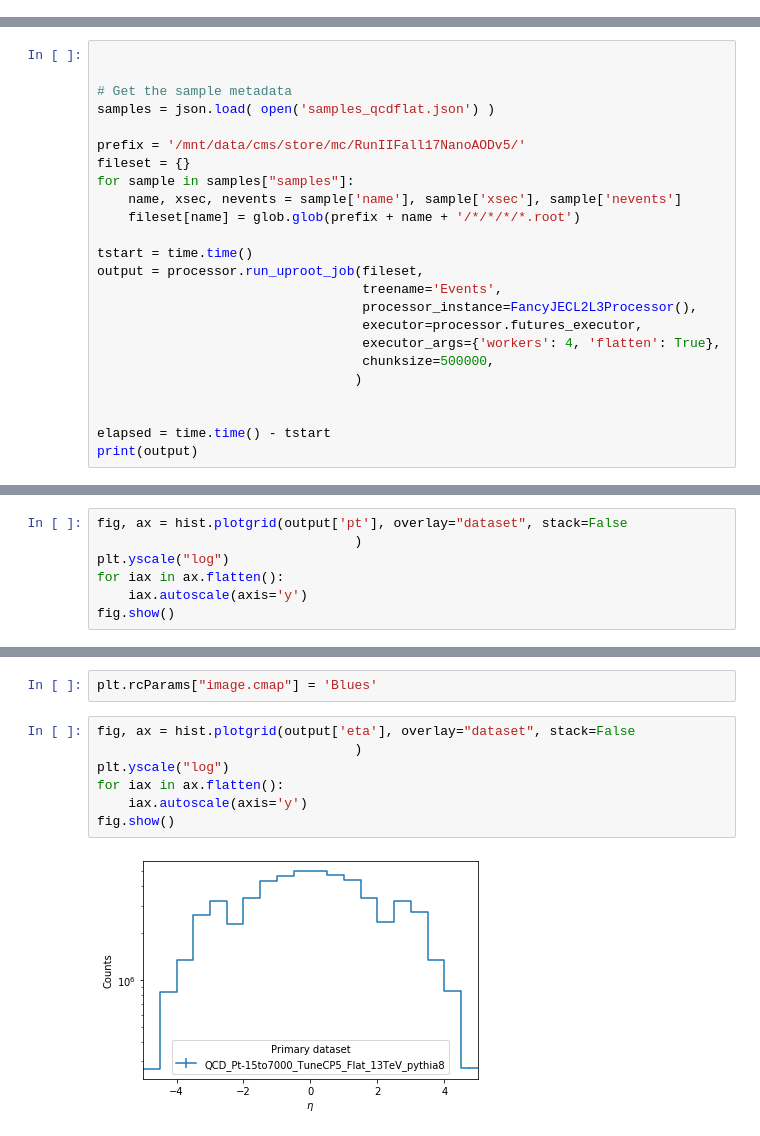
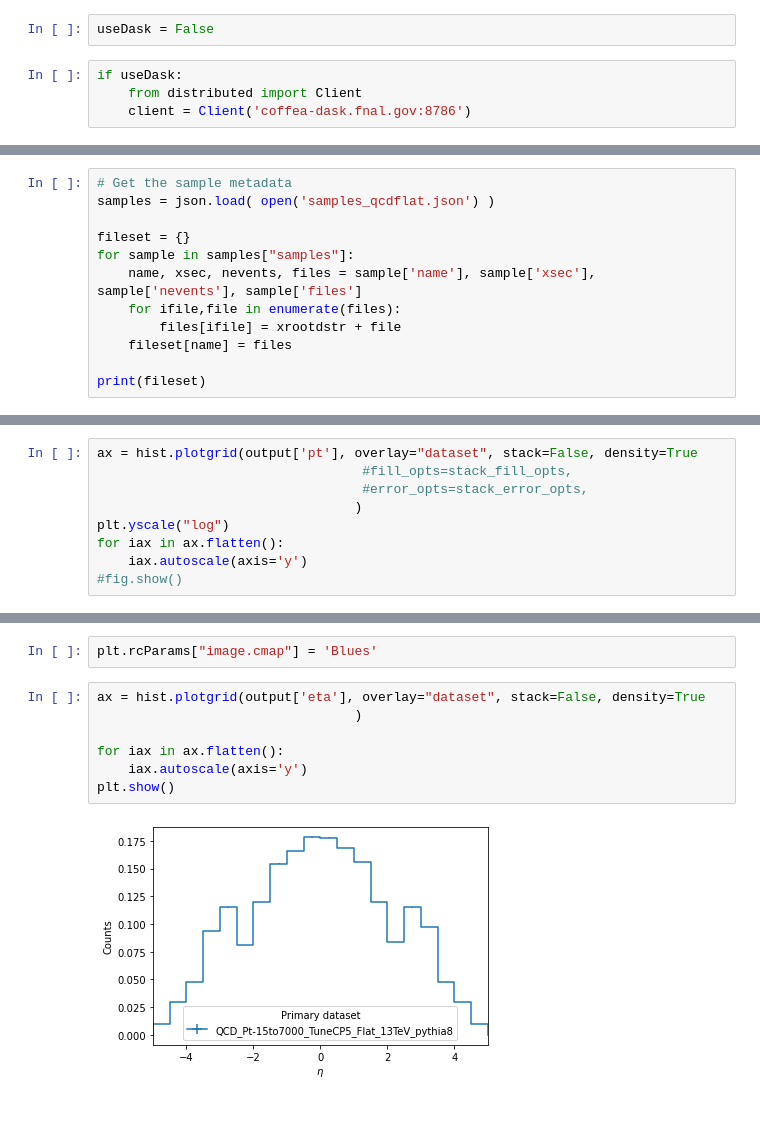
Before and after one commit to nsmith-/CoffeaJERC, a Jupyter notebook: genL2L3.ipynb, the cells around one changed output, grey strips where cells are left out. Saved outputs shown, nothing was run; the diff lists cells and outputs as text.

```diff
--- a/genL2L3.ipynb
+++ b/genL2L3.ipynb
@@ -14,3 +22,9 @@ import json
+# %%
+useDask = False
+# %%
+if useDask:
+    from distributed import Client
+    client = Client('coffea-dask.fnal.gov:8786')
 # %%
 # Look at ProcessorABC to see the expected methods and what they are supposed to do
 class FancyJECL2L3Processor(processor.ProcessorABC):
@@ -114,27 +116,15 @@ class FancyJECL2L3Processor(processor.ProcessorABC):
     def postprocess(self, accumulator):
         return accumulator
 # %%
-
-
 # Get the sample metadata
 samples = json.load( open('samples_qcdflat.json') )
 
-prefix = '/mnt/data/cms/store/mc/RunIIFall17NanoAODv5/'
 fileset = {}
 for sample in samples["samples"]:
-    name, xsec, nevents = sample['name'], sample['xsec'], sample['nevents']
-    fileset[name] = glob.glob(prefix + name + '/*/*/*/*.root')
+    name, xsec, nevents, files = sample['name'], sample['xsec'], sample['nevents'], sample['files']
+    for ifile,file in enumerate(files):
+        files[ifile] = xrootdstr + file
+    fileset[name] = files
 
-tstart = time.time()
-output = processor.run_uproot_job(fileset,
-                                  treename='Events',
-                                  processor_instance=FancyJECL2L3Processor(),
-                                  executor=processor.futures_executor,
-                                  executor_args={'workers': 4, 'flatten': True},
-                                  chunksize=500000,
-                                 )
-
-
-elapsed = time.time() - tstart
-print(output)
+print(fileset)
 # %% [output]
@@ -144,10 +172,12 @@ HBox(children=(IntProgress(value=0, description='Processing', max=44, style=Prog
 # %%
 import matplotlib.pyplot as plt
 # %%
-fig, ax = hist.plotgrid(output['pt'], overlay="dataset", stack=False
+ax = hist.plotgrid(output['pt'], overlay="dataset", stack=False, density=True
+                                  #fill_opts=stack_fill_opts,
+                                  #error_opts=stack_error_opts,
                                  )
 plt.yscale("log")
 for iax in ax.flatten():
     iax.autoscale(axis='y')
-fig.show()
+#fig.show()
 # %% [output]
@@ -155,14 +185,14 @@ fig.show()
 # %%
 plt.rcParams["image.cmap"] = 'Blues'
 # %%
-fig, ax = hist.plotgrid(output['eta'], overlay="dataset", stack=False
+ax = hist.plotgrid(output['eta'], overlay="dataset", stack=False, density=True
                                  )
-plt.yscale("log")
+
 for iax in ax.flatten():
     iax.autoscale(axis='y')
-fig.show()
+plt.show()
 # %% [output]
-[figure, old version]
+[figure, new version]
 # %%
 
 
```
Also changed, not shown: parts of 12 cells of this notebook, 2 other files.
